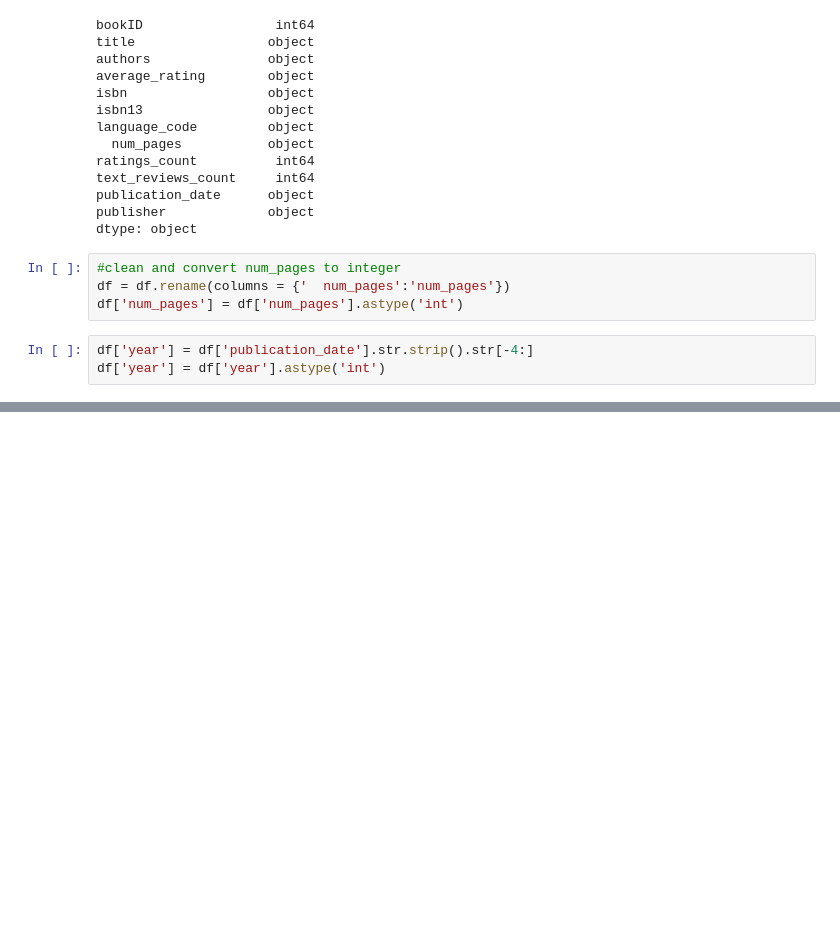
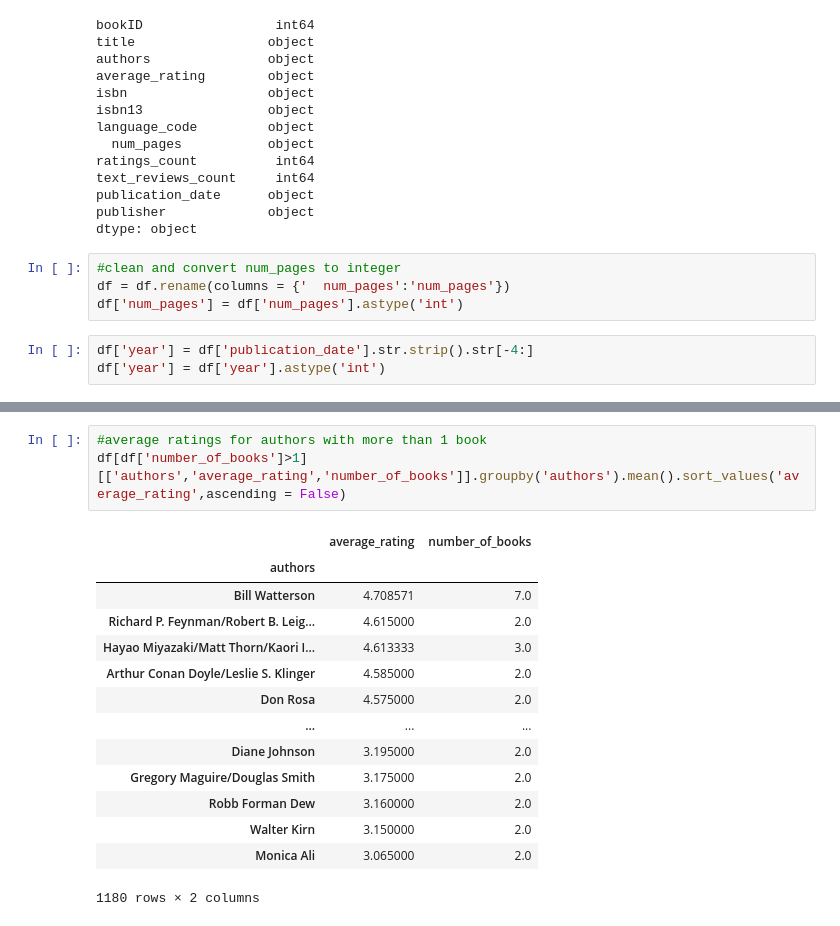
Before and after one commit to naqueattack/BookRecommender, a Jupyter notebook: python/EDA.ipynb, the cells around one changed output, grey strips where cells are left out. Drawn from its saved outputs; the diff is of its cells as text; blank space fills up the shorter version.

```diff
--- a/python/EDA.ipynb
+++ b/python/EDA.ipynb
@@ -72,0 +116,18 @@ df['year'] = df['year'].astype('int')
+# %%
+#average ratings for authors with more than 1 book
+df[df['number_of_books']>1][['authors','average_rating','number_of_books']].groupby('authors').mean().sort_values('average_rating',ascending = False)
+# %% [output]
+|  | average_rating | number_of_books |
+| authors |  |  |
+| Bill Watterson | 4.708571 | 7.0 |
+| Richard P. Feynman/Robert B. Leig... | 4.615000 | 2.0 |
+| Hayao Miyazaki/Matt Thorn/Kaori I... | 4.613333 | 3.0 |
+| Arthur Conan Doyle/Leslie S. Klinger | 4.585000 | 2.0 |
+| Don Rosa | 4.575000 | 2.0 |
+| ... | ... | ... |
+| Diane Johnson | 3.195000 | 2.0 |
+| Gregory Maguire/Douglas Smith | 3.175000 | 2.0 |
+| Robb Forman Dew | 3.160000 | 2.0 |
+| Walter Kirn | 3.150000 | 2.0 |
+| Monica Ali | 3.065000 | 2.0 |
+1180 rows × 2 columns
```
Also changed, not shown: parts of 7 cells of this notebook, 1 other file.
